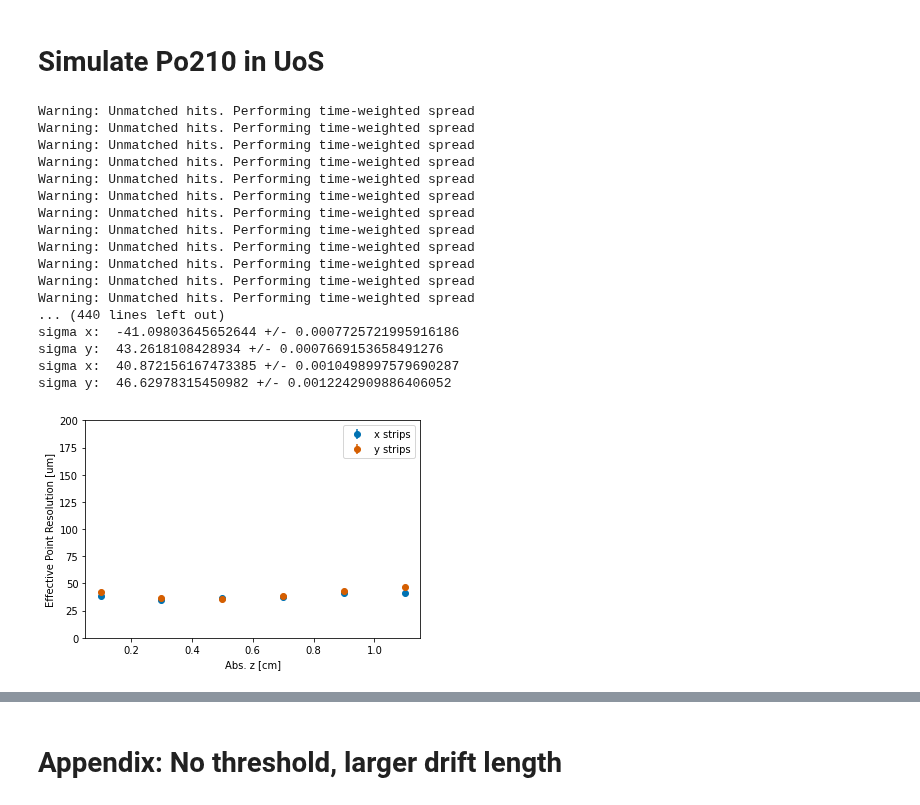
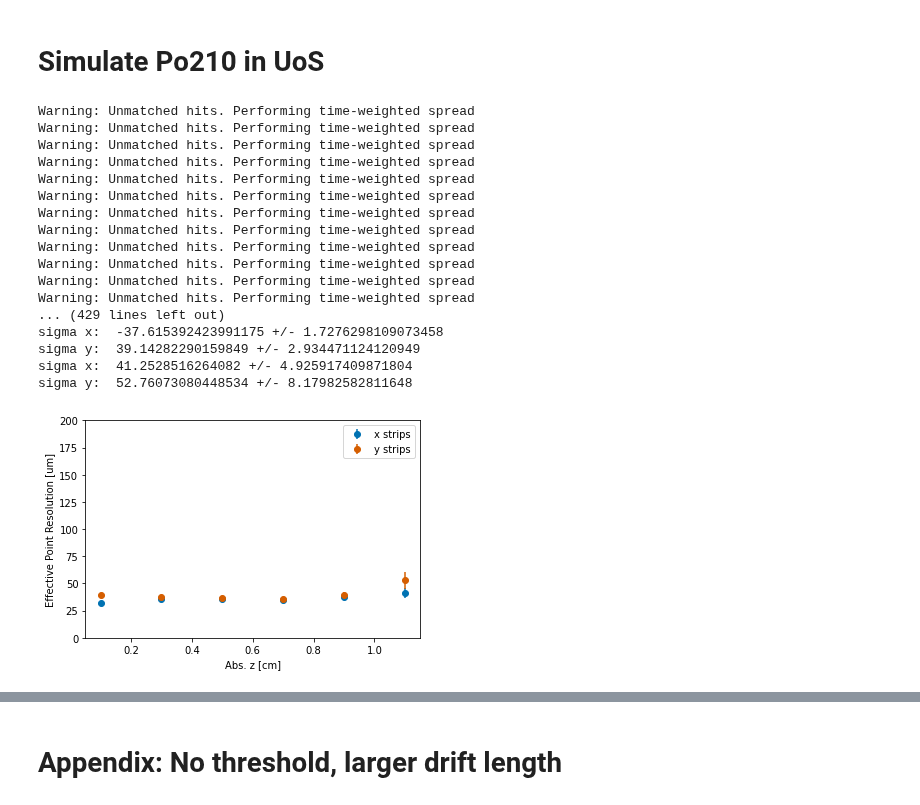
Before and after one commit to mghrear/2DstripRO, a Jupyter notebook: simulate_Po210.ipynb, the cells around one changed output, grey strips where cells are left out. Saved outputs shown, nothing was run; the diff lists cells and outputs as text; code cells hidden in the pictures.

```diff
--- a/simulate_Po210.ipynb
+++ b/simulate_Po210.ipynb
@@ -360,7 +360,7 @@ sigma = T_off.iloc[0]["Sigma"]
 n_sigma = 3
 
 # Look at a single event after the cut
-test_event = tracks.iloc[4]
+test_event = tracks.iloc[11]
 # Make a TrackTools object for the event
 dsp = stripROtools.TrackTools(event = test_event, Mult_factor = 1.0, gain_x=9, gain_y=4.5, v_drift=8.0)
 
@@ -407,7 +407,8 @@ def get_PR(tracks, mu = -6.7, sigma = 16.4 , n_sigma = 3, G_x = 9.0, G_y = 4.5,
             dsp = stripROtools.TrackTools(event = row, Mult_factor = 1.0, gain_x=G_x, gain_y=G_y, n_strips_x = n_strips_x, n_strips_y=n_strips_y, v_drift=8.0, pitch_x=pitch_x, pitch_y=pitch_y) # Mult factor always 1 for sim
 
             # Remove delayed hits (as discussed in the slides)
-            dsp.prune_track(T_L = 0, T_H=250)
+            #dsp.prune_track(T_L = 0, T_H=250)
+            dsp.mask_channels(masked_x_channels=[296,306,307,326],masked_y_channels=None)
             dsp.prune_track2(gap=2)
 
             x,y,z,c = dsp.Reconst3D_v1( mu = mu, sigma = sigma , n_sigma = n_sigma, plot = False)
@@ -486,7 +487,7 @@ sigma y:  46.58202341592907 +/- 0.009571192178985466
 df_resolution = pd.DataFrame(columns = ['Name','x_res', 'x_res_err', 'y_res', 'y_res_err','abs_z'])
 # %%
 Charge_sharing = 0.41
-Gain = 505.7
+Gain = 604
 pitch_x = 200               # in um
 pitch_y = 200               # in um
 n_strips_x = 500
@@ -535,7 +536,7 @@ sigma y:  -48.27323642520494 +/- 0.0024923046525305538
 # Simulate Po210 in UH NoDLC Quadrant a
 # %%
 Charge_sharing = 0.62
-Gain = 630.8
+Gain = 604
 pitch_x = 200
 pitch_y = 200
 n_strips_x = 500
@@ -583,7 +584,7 @@ sigma y:  56.12971159268936 +/- 0.0022353919860319997
 # Simulate Po210 in UoS
 # %%
 Charge_sharing = 0.13
-Gain = 6490
+Gain = 5351
 pitch_x = 250
 pitch_y = 250
 n_strips_x = 358
@@ -594,39 +595,39 @@ electronic_gain_y = 1.0
 
 # 3D clustering paramters
 mu = T_off.iloc[8]["Mu"]
 sigma = T_off.iloc[8]["Sigma"]
 n_sigma = 3
 
 # simulatue tracks
 tracks = sim_p210(n_sims = 500, DL = 1.2, Diff = True, DTrans = 0.0135, DLong = 0.0129, W = 35.2)
 
 # simulate readout
 hits = sim_readout(tracks, peaking_time = 200, digit_t  = 250, pitch_x = pitch_x, pitch_y = pitch_y,thres_x = 82/electronic_gain_x*6241.5, thres_y =  82/electronic_gain_y*6241.5, CS = Charge_sharing, Gain = Gain, v_drift = 0.0008, Charge_integration = True, pitch_z = 0.02, G_x = electronic_gain_x, G_y = electronic_gain_x)
 tracks = pd.concat([tracks,hits],axis=1)
 
 # Reconstruct and get point resolutions
 x_res, x_res_err, y_res, y_res_err, abs_z = get_PR(tracks, mu = mu, sigma = sigma , n_sigma = n_sigma, G_x = electronic_gain_x, G_y = electronic_gain_y, n_strips_x = n_strips_x, n_strips_y=n_strips_y, pitch_x=pitch_x, pitch_y=pitch_y, theta_min = theta_min, theta_max = theta_max )
 
 df_resolution = df_resolution.append({'Name' : "UoS", 'x_res' : x_res, 'x_res_err' : x_res_err, 'y_res' : y_res, 'y_res_err' :  y_res_err, 'abs_z' : abs_z }, ignore_index = True)
 # %% [output]
 Warning: Unmatched hits. Performing time-weighted spread
 Warning: Unmatched hits. Performing time-weighted spread
 Warning: Unmatched hits. Performing time-weighted spread
 Warning: Unmatched hits. Performing time-weighted spread
 Warning: Unmatched hits. Performing time-weighted spread
 Warning: Unmatched hits. Performing time-weighted spread
 Warning: Unmatched hits. Performing time-weighted spread
 Warning: Unmatched hits. Performing time-weighted spread
 Warning: Unmatched hits. Performing time-weighted spread
 Warning: Unmatched hits. Performing time-weighted spread
 Warning: Unmatched hits. Performing time-weighted spread
 Warning: Unmatched hits. Performing time-weighted spread
-... (440 lines left out)
-sigma x:  -41.09803645652644 +/- 0.0007725721995916186
-sigma y:  43.2618108428934 +/- 0.0007669153658491276
-sigma x:  40.872156167473385 +/- 0.0010498997579690287
-sigma y:  46.62978315450982 +/- 0.0012242909886406052
+... (429 lines left out)
+sigma x:  -37.615392423991175 +/- 1.7276298109073458
+sigma y:  39.14282290159849 +/- 2.934471124120949
+sigma x:  41.2528516264082 +/- 4.925917409871804
+sigma y:  52.76073080448534 +/- 8.17982582811648
-[figure, old version]
+[figure, new version]
 # %%
 df_resolution.to_pickle("./data/resolution_sim.pk")
 df_resolution
```
Also changed, not shown: parts of 9 cells of this notebook, 26 other files.
